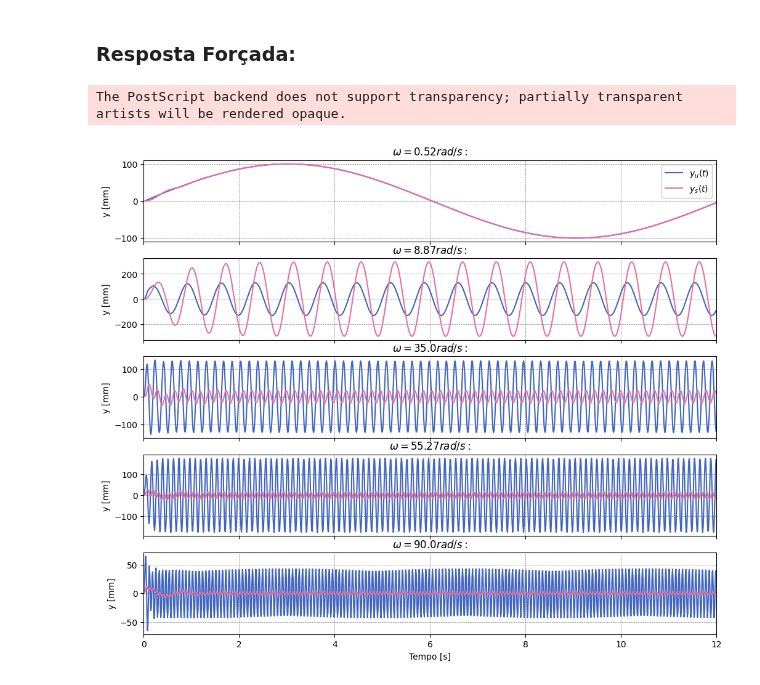
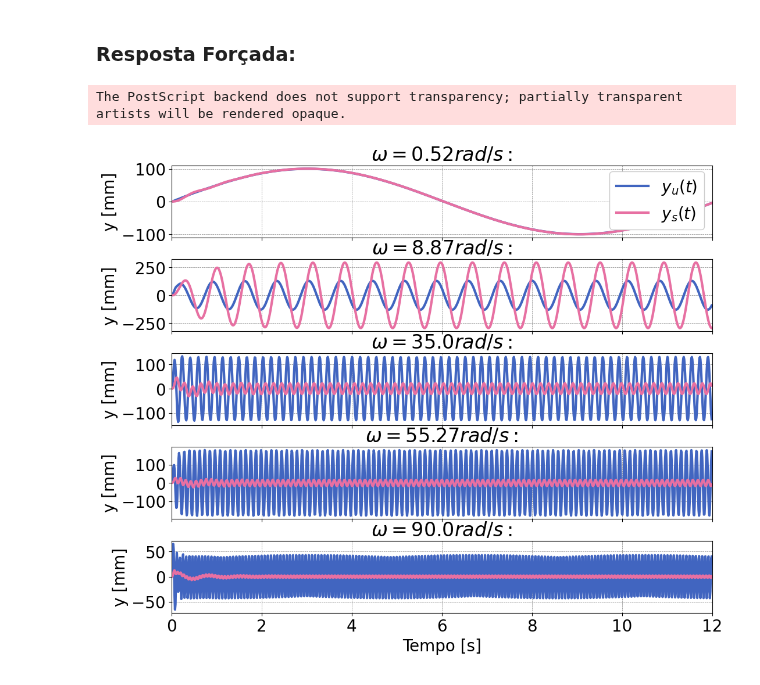
Before and after one commit to ErickNMA/vibrations, a Jupyter notebook: Atv_1_DV/parameter_variation/road/QC_LTI.ipynb, the cells around one changed output. Cells and saved outputs as stored; diff of their text form; code cells hidden in the pictures.

```diff
--- a/Atv_1_DV/parameter_variation/road/QC_LTI.ipynb
+++ b/Atv_1_DV/parameter_variation/road/QC_LTI.ipynb
@@ -15,6 +15,8 @@ plt.style.use([
     'grid',
     'retro'
 ])
+plt.rcParams['lines.linewidth'] = 3
+plt.rcParams['font.size'] = 20
 
 title = False
 
@@ -166,21 +168,22 @@ ws = 8.8671 rad/s
 # %%
 plt.rcParams['figure.figsize'] = (12, 10)
 fig, ax = plt.subplots(5, sharex=True)
 for n in range(len(road)):
     time, y = ct.forced_response(system, T=time, U=(road[n]), X0=np.block([X0.T, V0.T]))
 
     plt.subplot(5, 1, (n+1))
     plt.plot(time, (y[0]*1e3), label='$y_u(t)$')
     plt.plot(time, (y[1]*1e3), label='$y_s(t)$')
     plt.ylabel('y [mm]')
     plt.title(f'$\omega = {freqs[n]}rad/s:$')
 plt.xlabel('Tempo [s]')
+plt.subplots_adjust(hspace=0.3)
 plt.subplot(5, 1, 1)
 plt.legend()
 plt.xlim(0, tf)
 if(title):
     plt.title('Resposta Temporal Real')
-plt.savefig('curves/TR.eps', dpi=600, transparent=True, bbox_inches='tight')
+plt.savefig('curves/TR.eps', dpi=600, transparent=True)
 # %% [output]
 The PostScript backend does not support transparency; partially transparent artists will be rendered opaque.
-[figure, old version]
+[figure, new version]
```
Also changed, not shown: 12 other files.
